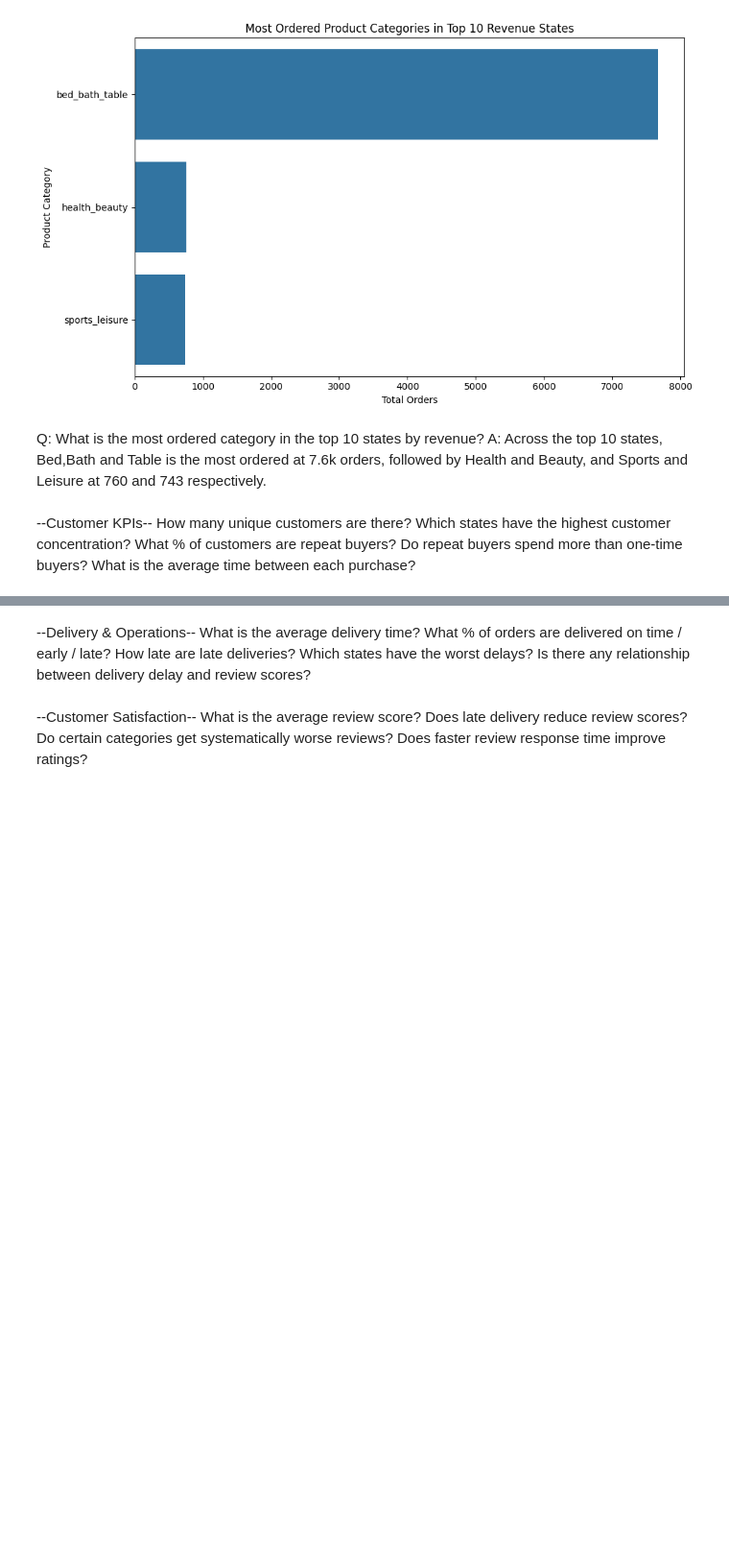
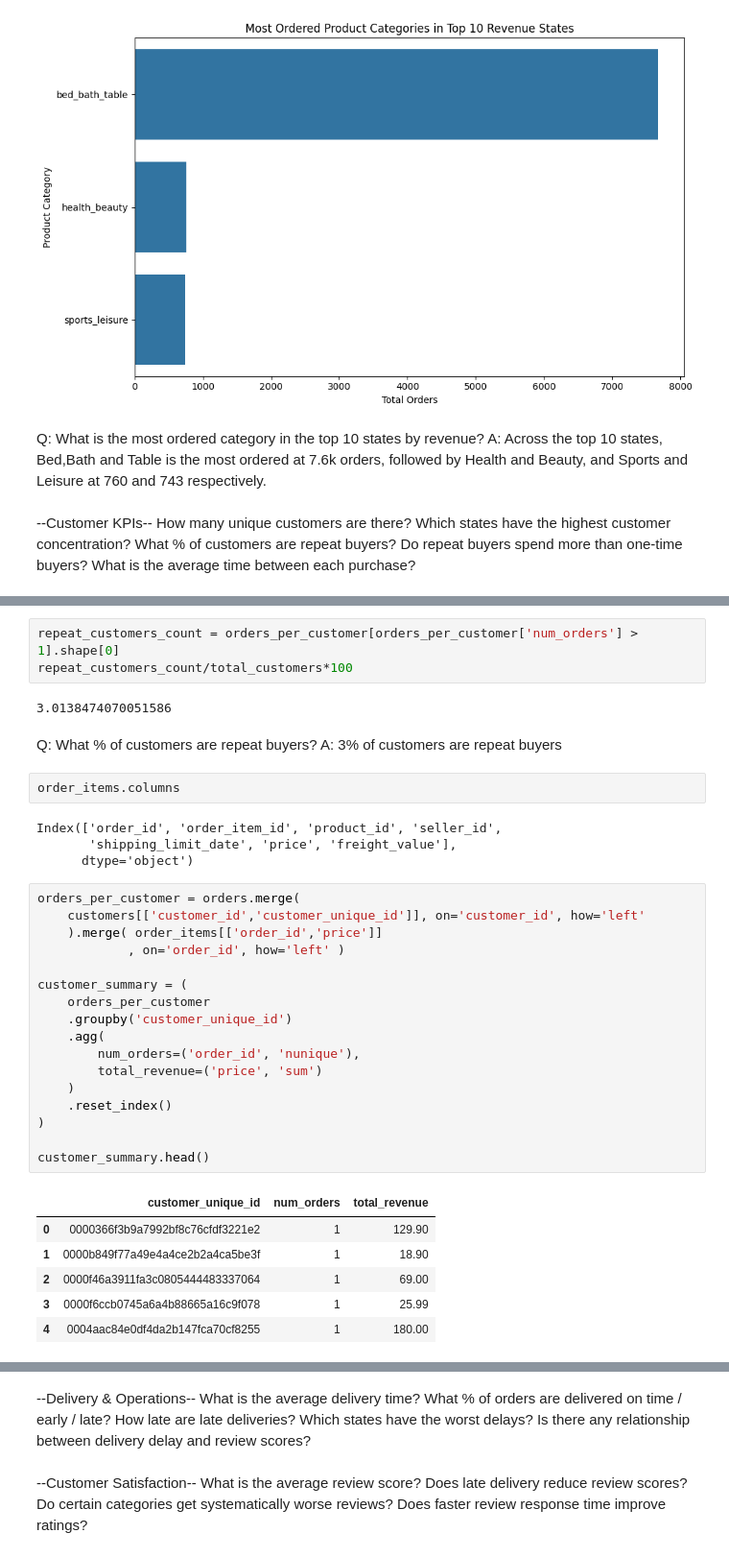
Before and after one commit to Scarl3tx/Ecommerce_Analysis, a Jupyter notebook: notebooks/analysis.ipynb, the cells around one changed output, grey strips where cells are left out. Shown at 96% size. Saved outputs shown, nothing was run; the diff lists cells and outputs as text; blank space fills up the shorter version.

Commit message:
Added work for customer KPIs

```diff
--- a/notebooks/analysis.ipynb
+++ b/notebooks/analysis.ipynb
@@ -420,0 +474,38 @@ What is the average time between each purchase?
+# %%
+repeat_customers_count = orders_per_customer[orders_per_customer['num_orders'] > 1].shape[0]
+repeat_customers_count/total_customers*100
+# %% [output]
+3.0138474070051586
+# %% [markdown]
+Q: What % of customers are repeat buyers?
+A: 3% of customers are repeat buyers
+# %%
+order_items.columns
+# %% [output]
+Index(['order_id', 'order_item_id', 'product_id', 'seller_id',
+       'shipping_limit_date', 'price', 'freight_value'],
+      dtype='object')
+# %%
+orders_per_customer = orders.merge(
+    customers[['customer_id','customer_unique_id']], on='customer_id', how='left'
+    ).merge( order_items[['order_id','price']]
+            , on='order_id', how='left' )
+
+customer_summary = (
+    orders_per_customer
+    .groupby('customer_unique_id')
+    .agg(
+        num_orders=('order_id', 'nunique'),
+        total_revenue=('price', 'sum')
+    )
+    .reset_index()
+)
+
+customer_summary.head()
+# %% [output]
+|  | customer_unique_id | num_orders | total_revenue |
+| 0 | 0000366f3b9a7992bf8c76cfdf3221e2 | 1 | 129.90 |
+| 1 | 0000b849f77a49e4a4ce2b2a4ca5be3f | 1 | 18.90 |
+| 2 | 0000f46a3911fa3c0805444483337064 | 1 | 69.00 |
+| 3 | 0000f6ccb0745a6a4b88665a16c9f078 | 1 | 25.99 |
+| 4 | 0004aac84e0df4da2b147fca70cf8255 | 1 | 180.00 |
```
Also changed, not shown: parts of 12 cells of this notebook.
